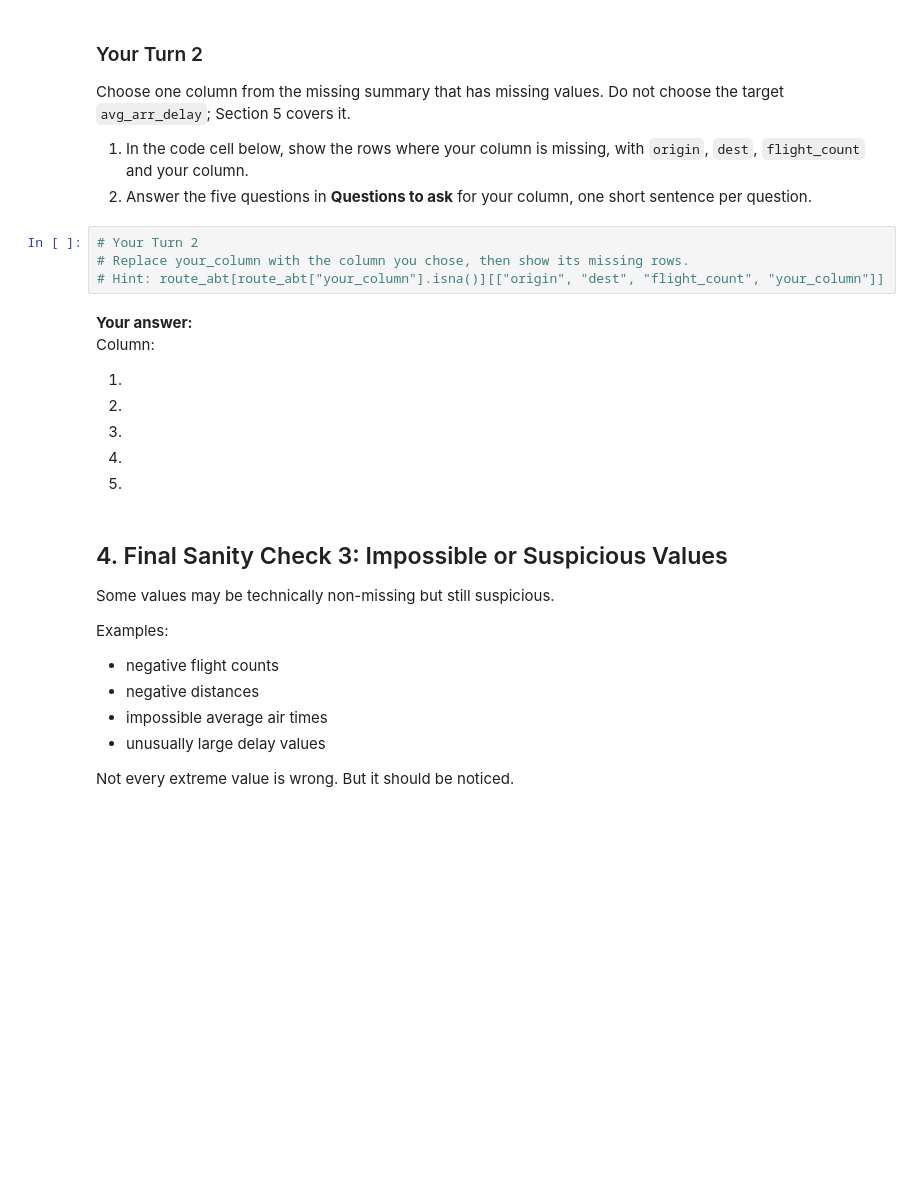
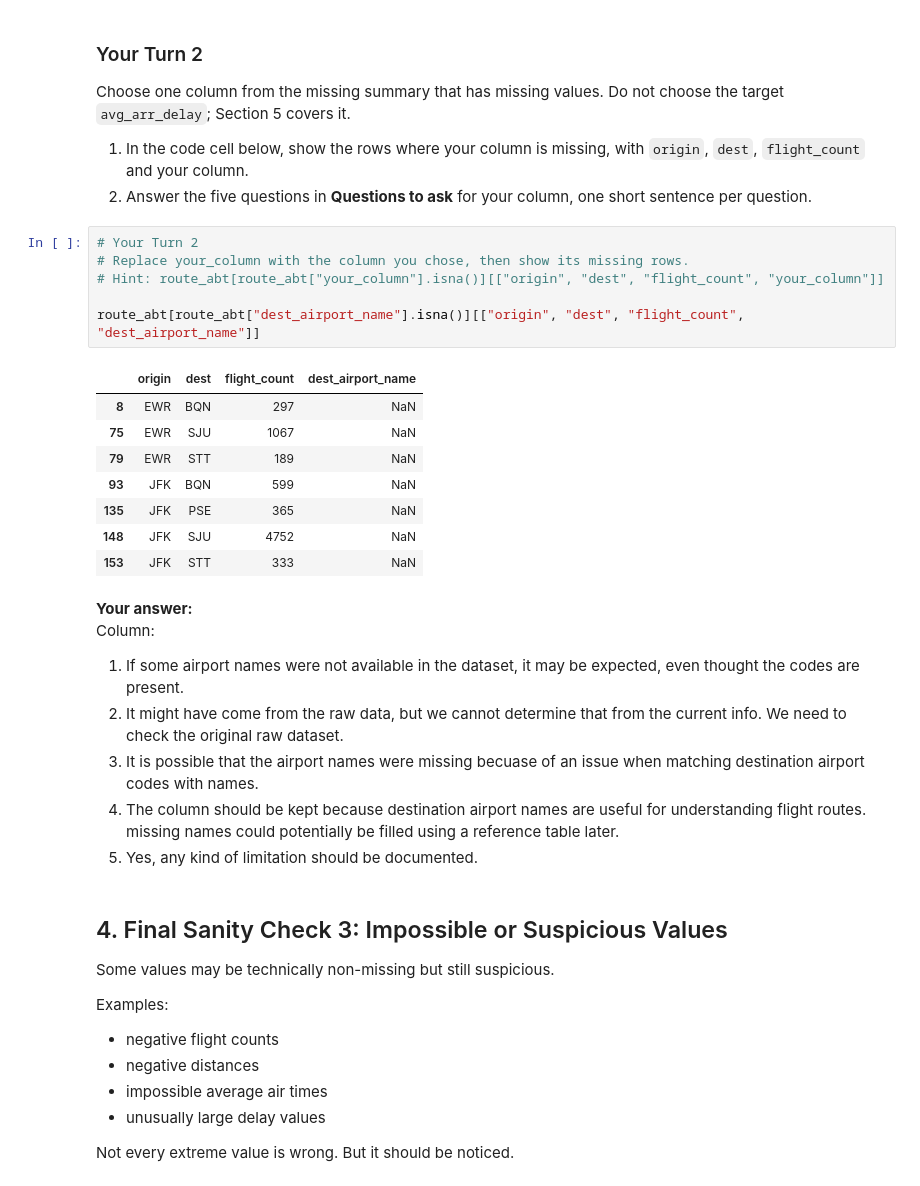
Before and after one commit to joseph-smite/ban6003-week-11-joseperez, a Jupyter notebook: notebooks/module11_abt_documentation_guided_lab.ipynb, the cells around one changed output. Drawn from its saved outputs; the diff is of its cells as text; blank space fills up the shorter version.

```diff
--- a/notebooks/module11_abt_documentation_guided_lab.ipynb
+++ b/notebooks/module11_abt_documentation_guided_lab.ipynb
@@ -191,16 +246,27 @@ Choose one column from the missing summary that has missing values. Do not choos
 # %%
 # Your Turn 2
 # Replace your_column with the column you chose, then show its missing rows.
 # Hint: route_abt[route_abt["your_column"].isna()][["origin", "dest", "flight_count", "your_column"]]
+
+route_abt[route_abt["dest_airport_name"].isna()][["origin", "dest", "flight_count", "dest_airport_name"]]
+# %% [output]
+|  | origin | dest | flight_count | dest_airport_name |
+| 8 | EWR | BQN | 297 | NaN |
+| 75 | EWR | SJU | 1067 | NaN |
+| 79 | EWR | STT | 189 | NaN |
+| 93 | JFK | BQN | 599 | NaN |
+| 135 | JFK | PSE | 365 | NaN |
+| 148 | JFK | SJU | 4752 | NaN |
+| 153 | JFK | STT | 333 | NaN |
 # %% [markdown]
 **Your answer:**
 Column:
 
-1.
-2.
-3.
-4.
-5.
+1. If some airport names were not available in the dataset, it may be expected, even thought the codes are present.
+2. It might have come from the raw data, but we cannot determine that from the current info. We need to check the original raw dataset.
+3. It is possible that the airport names were missing becuase of an issue when matching destination airport codes with names.
+4. The column should be kept because destination airport names are useful for understanding flight routes. missing names could potentially be filled using a reference table later.
+5. Yes, any kind of limitation should be documented.
 # %% [markdown]
 ## 4. Final Sanity Check 3: Impossible or Suspicious Values
 
```
Also changed, not shown: parts of 26 cells of this notebook.
